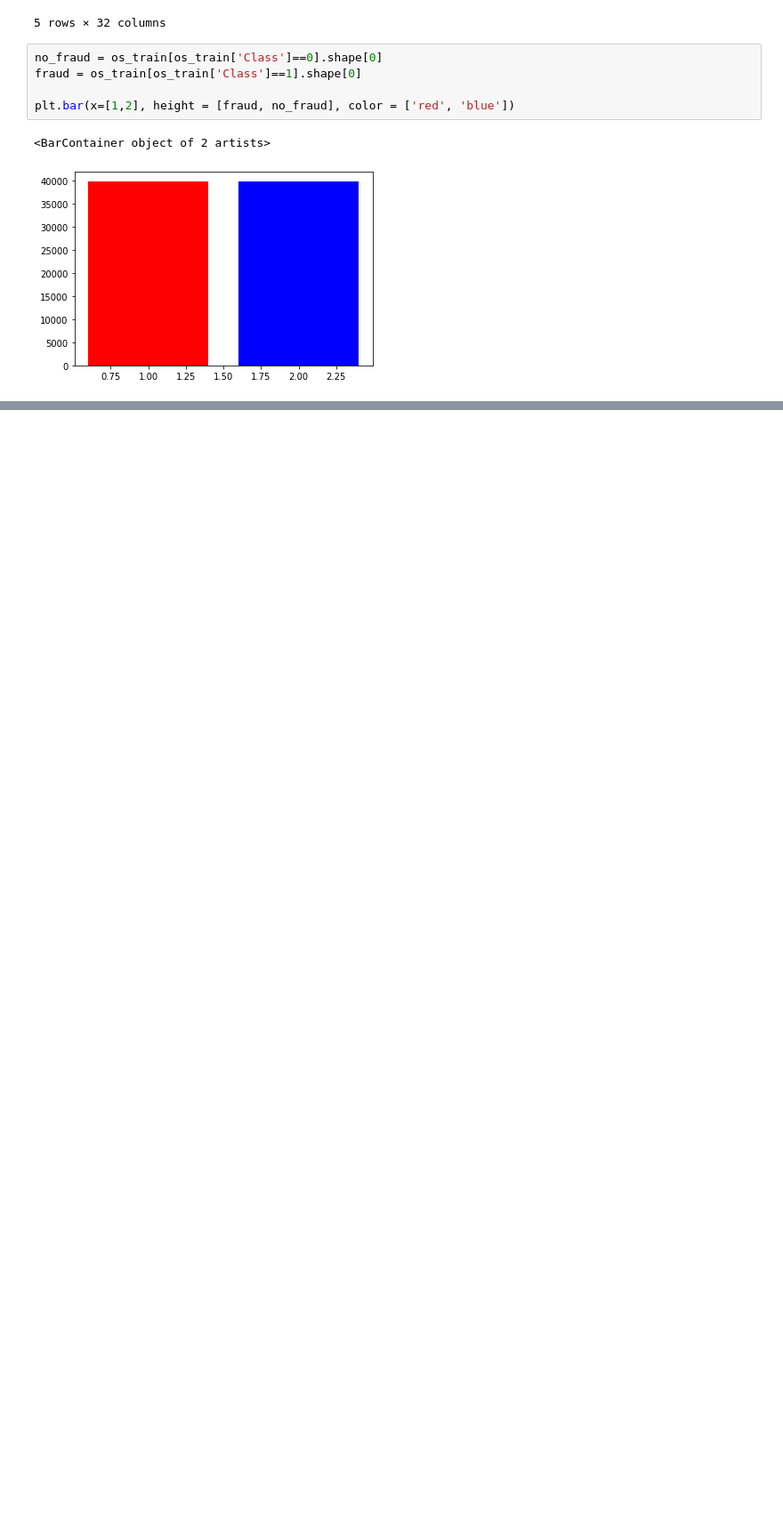
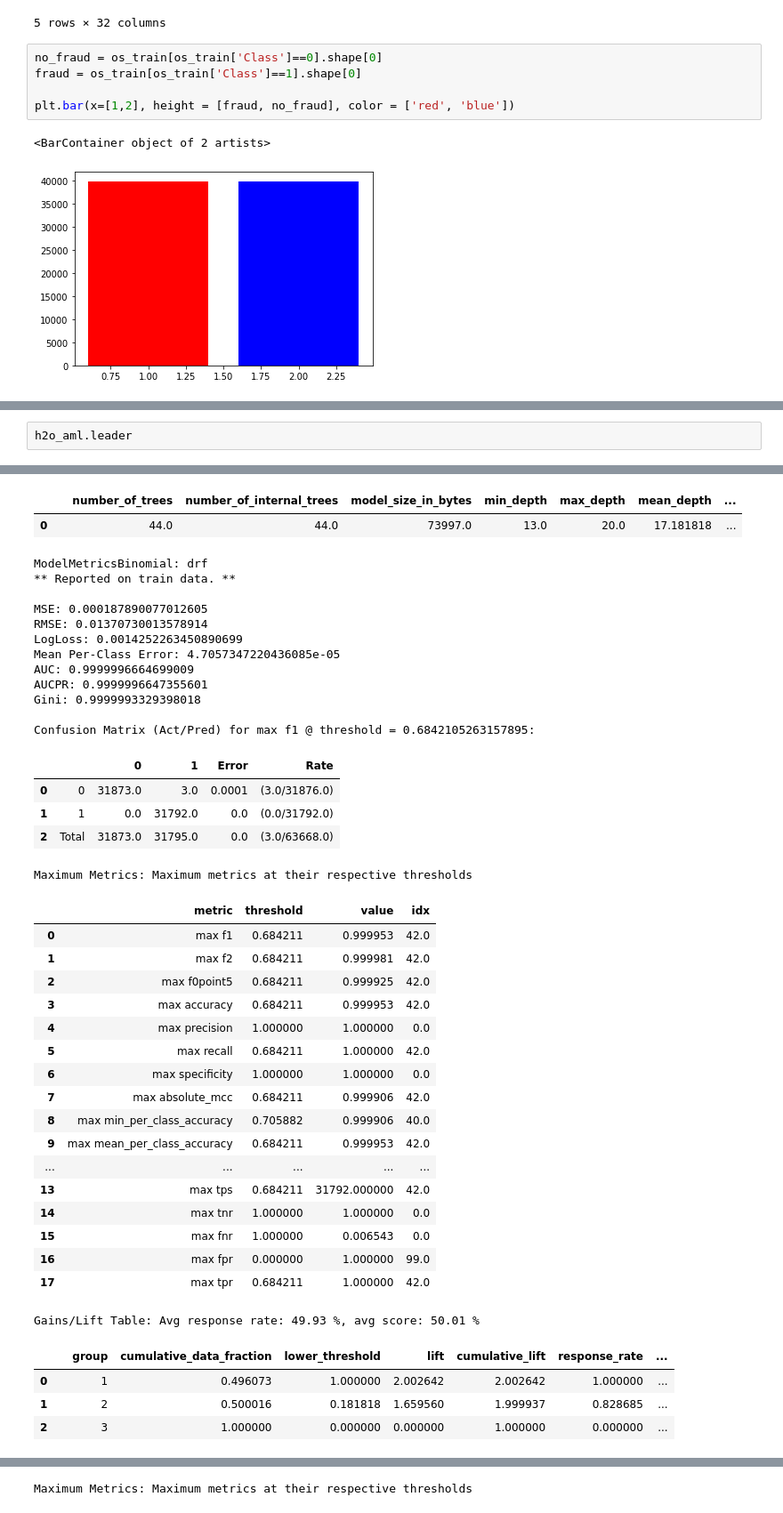
Before and after one commit to tthien92/Fraud_data_autoML, a Jupyter notebook: Fraud Detection with AutoML.ipynb, the cells around one changed output, grey strips where cells are left out. Shown at 89% size. Cells and saved outputs as stored; diff of their text form; blank space fills up the shorter version.

```diff
--- a/Fraud Detection with AutoML.ipynb
+++ b/Fraud Detection with AutoML.ipynb
@@ -161,0 +249,3 @@ plt.bar(x=[1,2], height = [fraud, no_fraud], color = ['red', 'blue'])
+# %%
+h2o_aml.leader
+# %% [output]
@@ -161,0 +259,41 @@ plt.bar(x=[1,2], height = [fraud, no_fraud], color = ['red', 'blue'])
+|  |  | number_of_trees | number_of_internal_trees | model_size_in_bytes | min_depth | max_depth | mean_depth | ... |
+| 0 |  | 44.0 | 44.0 | 73997.0 | 13.0 | 20.0 | 17.181818 | ... |
+ModelMetricsBinomial: drf
+** Reported on train data. **
+
+MSE: 0.000187890077012605
+RMSE: 0.01370730013578914
+LogLoss: 0.0014252263450890699
+Mean Per-Class Error: 4.7057347220436085e-05
+AUC: 0.9999996664699009
+AUCPR: 0.9999996647355601
+Gini: 0.9999993329398018
+
+Confusion Matrix (Act/Pred) for max f1 @ threshold = 0.6842105263157895:
+|  |  | 0 | 1 | Error | Rate |
+| 0 | 0 | 31873.0 | 3.0 | 0.0001 | (3.0/31876.0) |
+| 1 | 1 | 0.0 | 31792.0 | 0.0 | (0.0/31792.0) |
+| 2 | Total | 31873.0 | 31795.0 | 0.0 | (3.0/63668.0) |
+Maximum Metrics: Maximum metrics at their respective thresholds
+|  | metric | threshold | value | idx |
+| 0 | max f1 | 0.684211 | 0.999953 | 42.0 |
+| 1 | max f2 | 0.684211 | 0.999981 | 42.0 |
+| 2 | max f0point5 | 0.684211 | 0.999925 | 42.0 |
+| 3 | max accuracy | 0.684211 | 0.999953 | 42.0 |
+| 4 | max precision | 1.000000 | 1.000000 | 0.0 |
+| 5 | max recall | 0.684211 | 1.000000 | 42.0 |
+| 6 | max specificity | 1.000000 | 1.000000 | 0.0 |
+| 7 | max absolute_mcc | 0.684211 | 0.999906 | 42.0 |
+| 8 | max min_per_class_accuracy | 0.705882 | 0.999906 | 40.0 |
+| 9 | max mean_per_class_accuracy | 0.684211 | 0.999953 | 42.0 |
+| ... | ... | ... | ... | ... |
+| 13 | max tps | 0.684211 | 31792.000000 | 42.0 |
+| 14 | max tnr | 1.000000 | 1.000000 | 0.0 |
+| 15 | max fnr | 1.000000 | 0.006543 | 0.0 |
+| 16 | max fpr | 0.000000 | 1.000000 | 99.0 |
+| 17 | max tpr | 0.684211 | 1.000000 | 42.0 |
+Gains/Lift Table: Avg response rate: 49.93 %, avg score: 50.01 %
+|  |  | group | cumulative_data_fraction | lower_threshold | lift | cumulative_lift | response_rate | ... |
+| 0 |  | 1 | 0.496073 | 1.000000 | 2.002642 | 2.002642 | 1.000000 | ... |
+| 1 |  | 2 | 0.500016 | 0.181818 | 1.659560 | 1.999937 | 0.828685 | ... |
+| 2 |  | 3 | 1.000000 | 0.000000 | 0.000000 | 1.000000 | 0.000000 | ... |
@@ -161,0 +316 @@ plt.bar(x=[1,2], height = [fraud, no_fraud], color = ['red', 'blue'])
+Maximum Metrics: Maximum metrics at their respective thresholds
```
Also changed, not shown: parts of 5 cells of this notebook.
